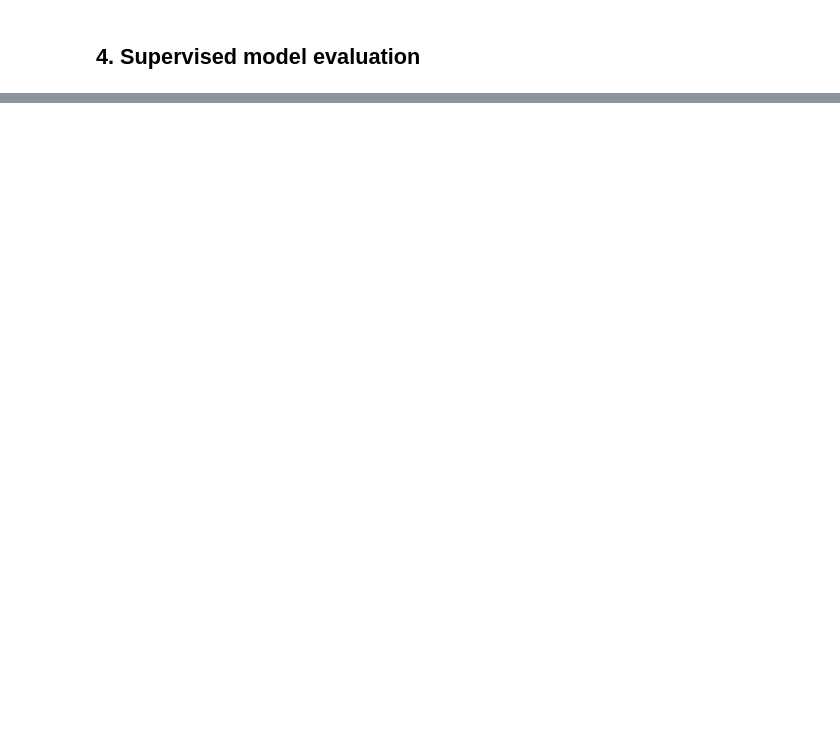
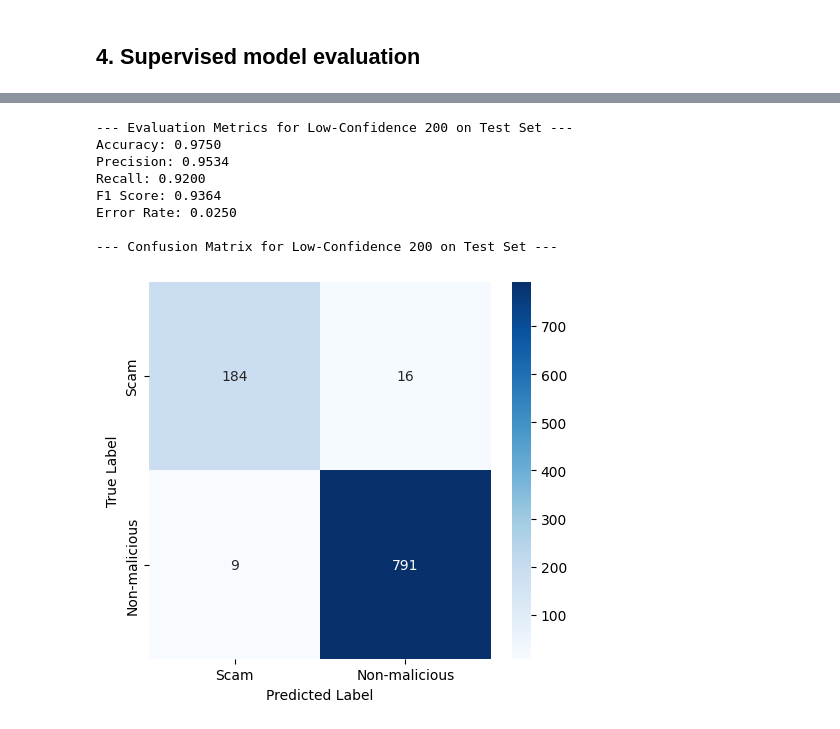
Before and after one commit to yukebin/comp30027-project1, a Jupyter notebook: COMP30027_2025_asst1.ipynb, the cells around one changed output, grey strips where cells are left out. Cells and saved outputs as stored; diff of their text form; code cells hidden in the pictures; blank space fills up the shorter version.

```diff
--- a/COMP30027_2025_asst1.ipynb
+++ b/COMP30027_2025_asst1.ipynb
@@ -348,3 +353,4 @@ unlabelled_train.dropna(subset=['textPreprocessed'], inplace=True)
 _, conf_unlabelled = predict_batch(unlabelled_train['textPreprocessed'].tolist(), priors, likelihoods, vectorizer)
 unlabelled_train['confidence_ratio'] = conf_unlabelled
 unlabelled_train['distance_to_boundary'] = np.abs(unlabelled_train['confidence_ratio'] - 1)
+unlabelled_train['tokens'] = unlabelled_train['textPreprocessed'].apply(lambda x: x.split())
@@ -421 +442,19 @@ F1 Score: 0.9105
+# %%
+vocab_expand, like_expand, pred, conf = train_and_predict(expanded_lowconf, test_df)
+metrics = eval_model(test_df['class'].values, pred)
+
+print("--- Evaluation Metrics for Low-Confidence 200 on Test Set ---")
+print_eval(metrics)
+print("\n--- Confusion Matrix for Low-Confidence 200 on Test Set ---")
+plot_confusion_matrix(test_df['class'].values, pred)
+# %% [output]
+--- Evaluation Metrics for Low-Confidence 200 on Test Set ---
+Accuracy: 0.9750
+Precision: 0.9534
+Recall: 0.9200
+F1 Score: 0.9364
+Error Rate: 0.0250
+
+--- Confusion Matrix for Low-Confidence 200 on Test Set ---
+[figure, added]
 # %%
```
Also changed, not shown: parts of 12 cells of this notebook, 5 other files.
